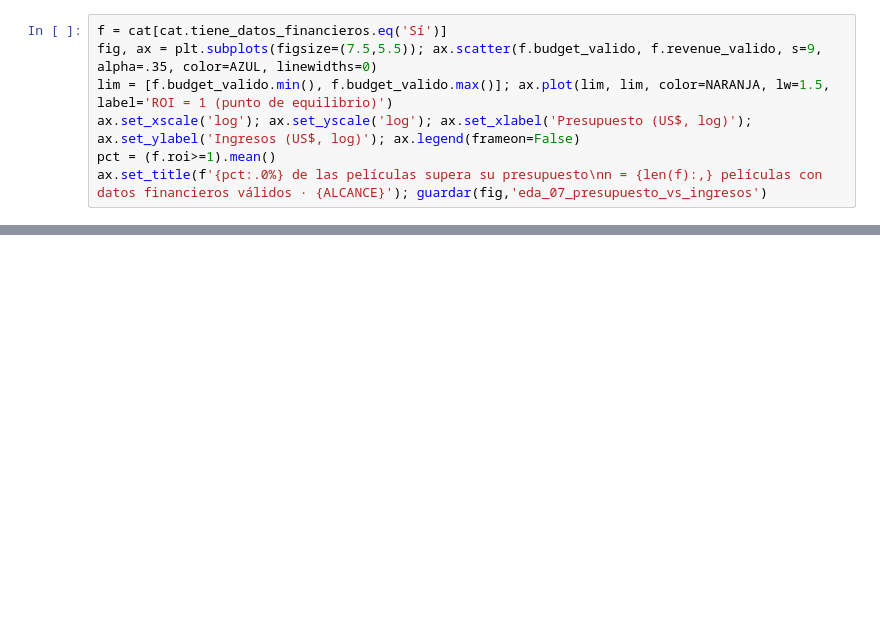
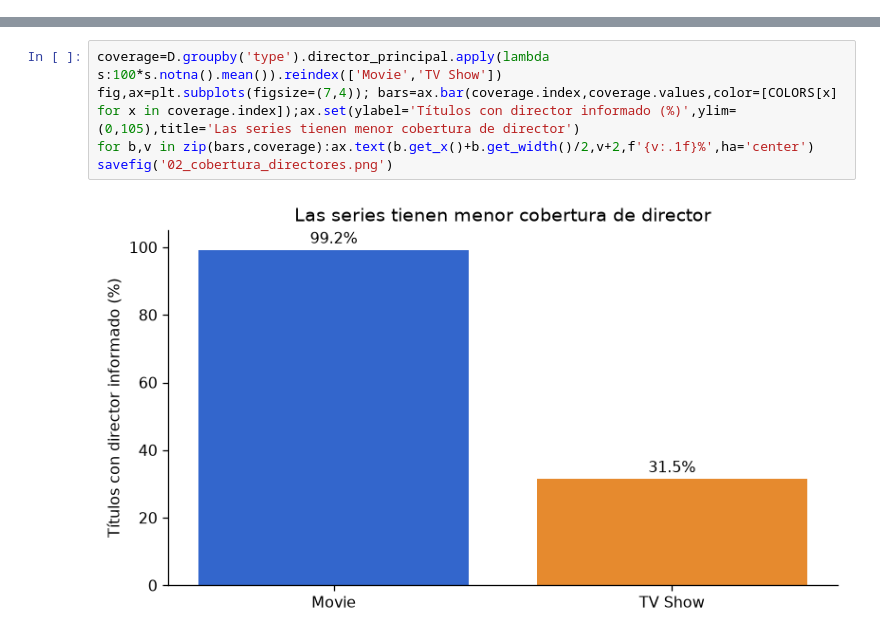
Before and after one commit to Fusk14/StreamView_Analytics, a Jupyter notebook: notebooks/03_eda_visualizaciones.ipynb, the cells around one changed output, grey strips where cells are left out. Cells and saved outputs as stored; diff of their text form; blank space fills up the shorter version.

```diff
--- a/notebooks/03_eda_visualizaciones.ipynb
+++ b/notebooks/03_eda_visualizaciones.ipynb
@@ -111,7 +0,0 @@ Name: vote_average_valida, dtype: float64
-# %%
-f = cat[cat.tiene_datos_financieros.eq('Sí')]
-fig, ax = plt.subplots(figsize=(7.5,5.5)); ax.scatter(f.budget_valido, f.revenue_valido, s=9, alpha=.35, color=AZUL, linewidths=0)
-lim = [f.budget_valido.min(), f.budget_valido.max()]; ax.plot(lim, lim, color=NARANJA, lw=1.5, label='ROI = 1 (punto de equilibrio)')
-ax.set_xscale('log'); ax.set_yscale('log'); ax.set_xlabel('Presupuesto (US$, log)'); ax.set_ylabel('Ingresos (US$, log)'); ax.legend(frameon=False)
-pct = (f.roi>=1).mean()
-ax.set_title(f'{pct:.0%} de las películas supera su presupuesto\nn = {len(f):,} películas con datos financieros válidos · {ALCANCE}'); guardar(fig,'eda_07_presupuesto_vs_ingresos')
@@ -174,0 +43,7 @@ Completar con las cifras impresas arriba y las de `data/processed/looker/cifras_
+# %%
+coverage=D.groupby('type').director_principal.apply(lambda s:100*s.notna().mean()).reindex(['Movie','TV Show'])
+fig,ax=plt.subplots(figsize=(7,4)); bars=ax.bar(coverage.index,coverage.values,color=[COLORS[x] for x in coverage.index]);ax.set(ylabel='Títulos con director informado (%)',ylim=(0,105),title='Las series tienen menor cobertura de director')
+for b,v in zip(bars,coverage):ax.text(b.get_x()+b.get_width()/2,v+2,f'{v:.1f}%',ha='center')
+savefig('02_cobertura_directores.png')
+# %% [output]
+[figure, added]
```
Also changed, not shown: parts of 38 cells of this notebook, 35 other files.
